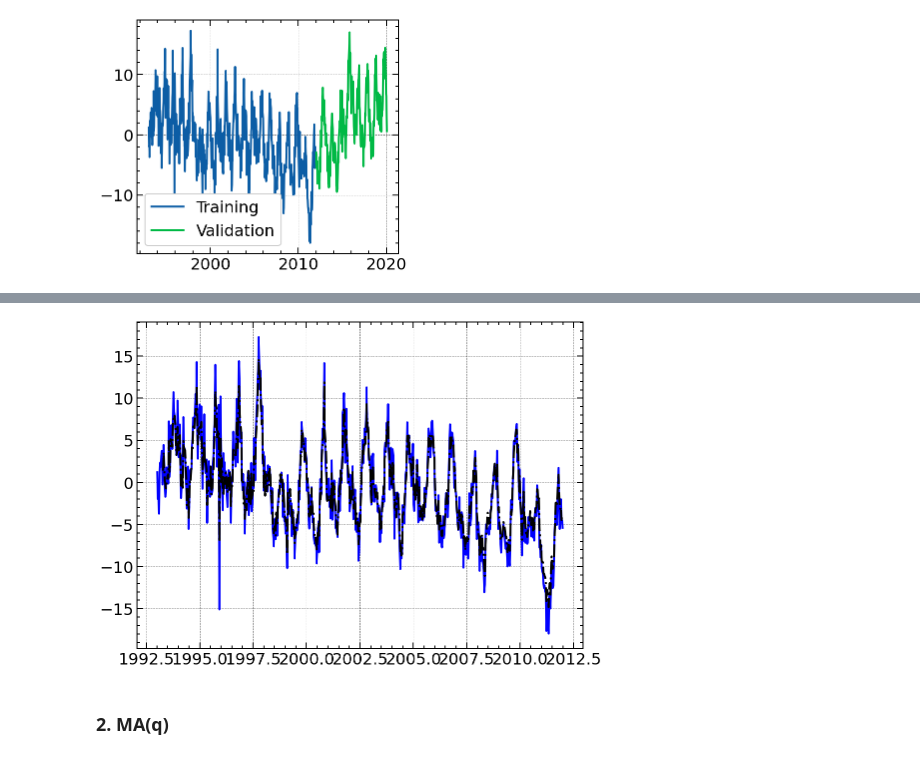
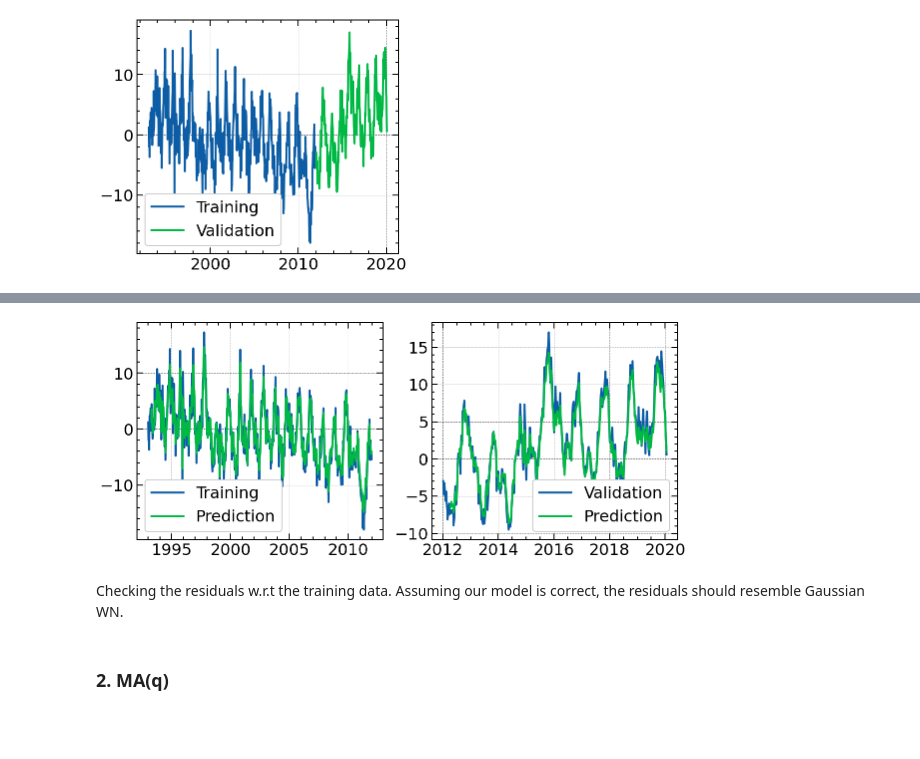
Before and after one commit to Sinbad-The-Sailor/Machine-Learning-Notebooks, a Jupyter notebook: time_series_anaylsis.ipynb, the cells around one changed output, grey strips where cells are left out. Drawn from its saved outputs; the diff is of its cells as text; code cells hidden in the pictures; blank space fills up the shorter version.

Commit message:
Working one step predction.

```diff
--- a/time_series_anaylsis.ipynb
+++ b/time_series_anaylsis.ipynb
@@ -116,9 +111,29 @@ array([ 0.62156052,  0.10763277,  0.15104657,  0.1745703 , -0.02184709,
-# %%
-plt.plot(df.index[0:700], np.array(df_training), color="blue")
-plt.plot(df.index[10:700], check(toy, phi), alpha=1, ls="dashdot", color='black')
-plt.show()
-# %% [output]
-[figure, removed]
+# %%
+def step_prediction(phi: np.array, data: np.array) -> np.array:
+    lag = len(phi)
+    number_of_observations = len(data)
+    X = []
+    for i in range(lag):
+        X.append(data[lag-i:number_of_observations-i])
+    X = np.stack(X).T
+    return X @ phi
+# %%
+one_step_predictions = step_prediction(phi, np.array(df_training))
+# %%
+fig, ax = plt.subplots(1,2)
+ax[0].plot(df.index[:700], np.array(df_training))
+ax[0].plot(df.index[10:700], one_step_predictions)
+ax[0].legend(["Training", "Prediction"])
+
+ax[1].plot(df.index[700:], np.array(df_validation))
+ax[1].plot(df.index[710:], np.array(step_prediction(phi, np.array(df_validation))))
+ax[1].legend(["Validation", "Prediction"])
+fig.set_size_inches(9.7, 4,3)
+plt.show()
+# %% [output]
+[figure, added]
+# %% [markdown]
+Checking the residuals w.r.t the training data. Assuming our model is correct, the residuals should resemble Gaussian WN.
 # %% [markdown]
 ### 2. MA(q)
 # %% [markdown]
```
Also changed, not shown: parts of 2 cells of this notebook.
